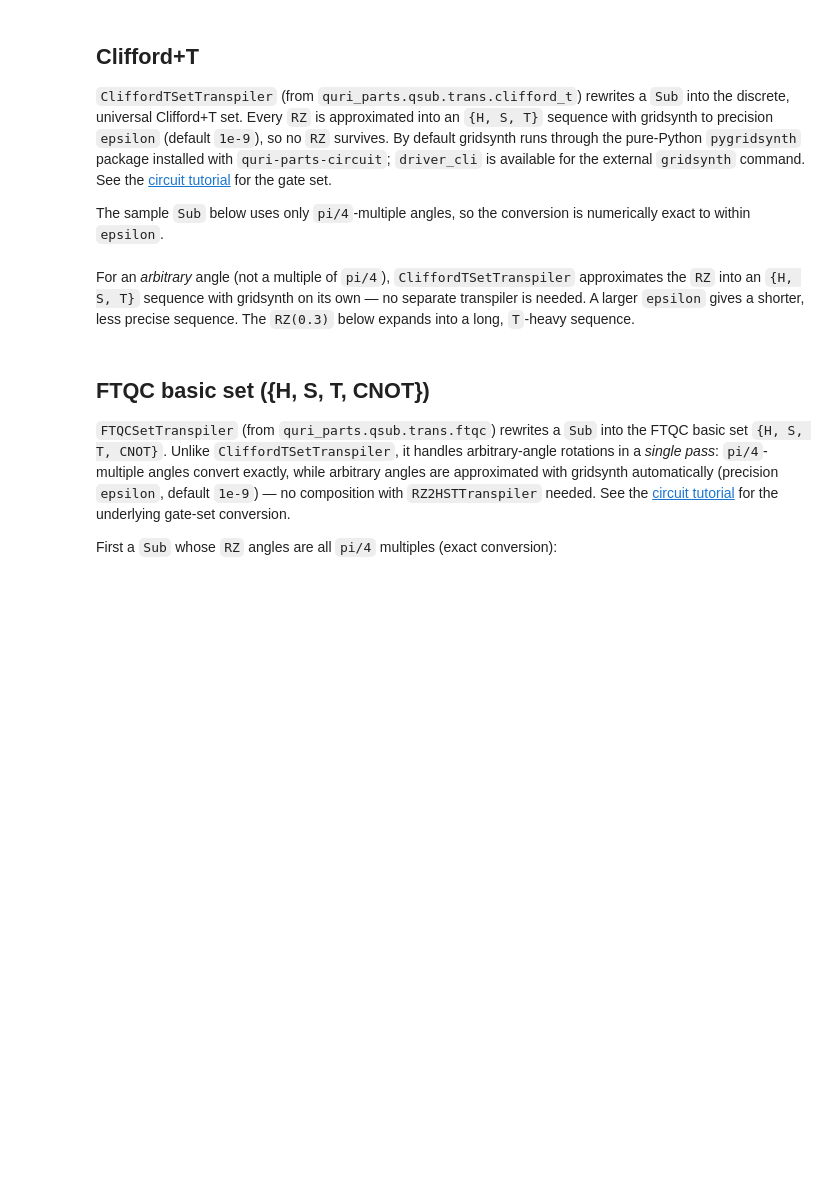
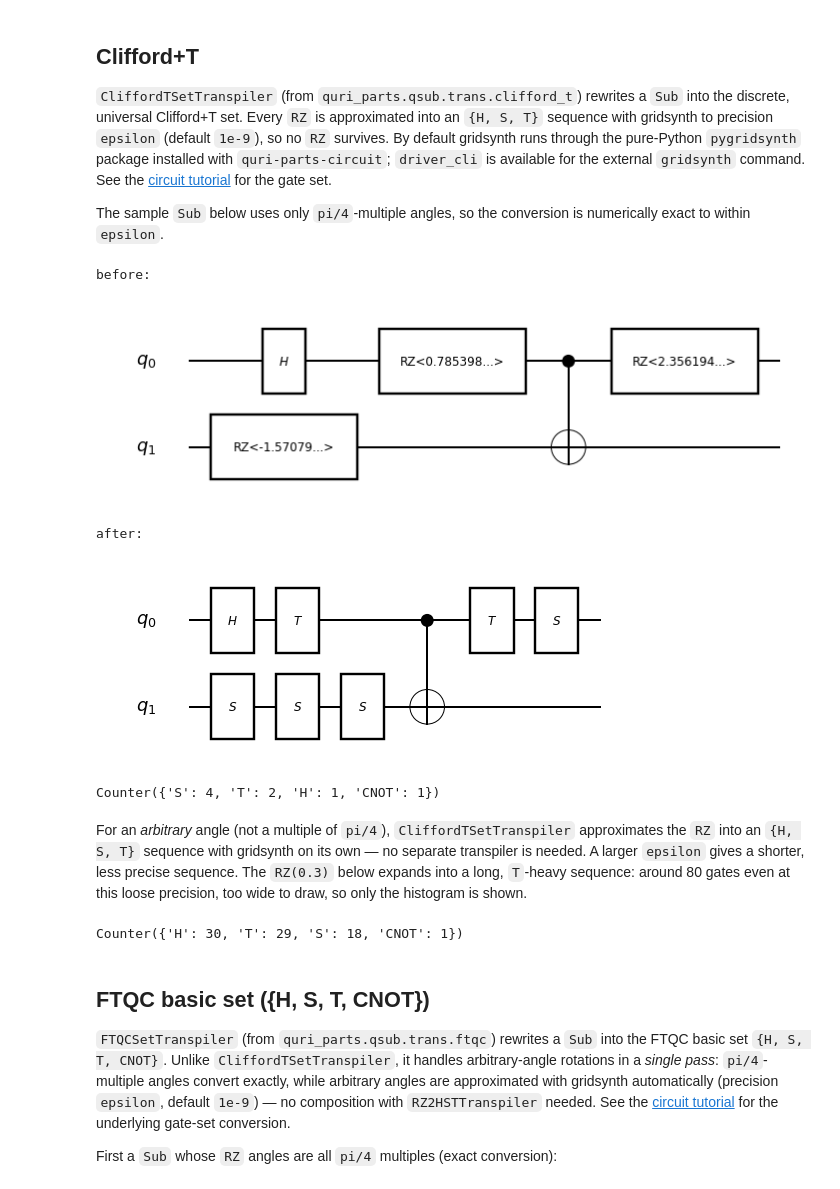
Before and after one commit to QunaSys/quri-sdk, a Jupyter notebook: docs/source/docs/tutorials/quri-parts/transpiler.ipynb, the cells around one changed output. Cells and saved outputs as stored; diff of their text form; code cells hidden in the pictures; blank space fills up the shorter version.

```diff
--- a/docs/source/docs/tutorials/quri-parts/transpiler.ipynb
+++ b/docs/source/docs/tutorials/quri-parts/transpiler.ipynb
@@ -76,21 +100,29 @@ The sample `Sub` below uses only `pi/4`-multiple angles, so the conversion is nu
 # %%
 from math import pi
 from quri_parts.qsub.trans.clifford_t import CliffordTSetTranspiler
 from quri_parts.qsub.primitive import CliffordT
 
 b = SubBuilder(2)
 q0, q1 = b.qubits
 b.add_op(H, (q0,))
 b.add_op(RZ(pi / 4), (q0,))
 b.add_op(RZ(-pi / 2), (q1,))
 b.add_op(CNOT, (q0, q1))
 b.add_op(RZ(3 * pi / 4), (q0,))
 sub = b.build()
 
 transpiled = CliffordTSetTranspiler()(sub)
-print(gate_histogram(transpiled, CliffordT))
+compiled = compile_sub(transpiled, CliffordT)
+draw_before_after(sub, compiled)
+print(gate_histogram(compiled))
+# %% [output]
+before:
+[figure, added]
+after:
+[figure, added]
+Counter({'S': 4, 'T': 2, 'H': 1, 'CNOT': 1})
 # %% [markdown]
-For an *arbitrary* angle (not a multiple of `pi/4`), `CliffordTSetTranspiler` approximates the `RZ` into an `{H, S, T}` sequence with gridsynth on its own — no separate transpiler is needed. A larger `epsilon` gives a shorter, less precise sequence. The `RZ(0.3)` below expands into a long, `T`-heavy sequence.
+For an *arbitrary* angle (not a multiple of `pi/4`), `CliffordTSetTranspiler` approximates the `RZ` into an `{H, S, T}` sequence with gridsynth on its own — no separate transpiler is needed. A larger `epsilon` gives a shorter, less precise sequence. The `RZ(0.3)` below expands into a long, `T`-heavy sequence: around 80 gates even at this loose precision, too wide to draw, so only the histogram is shown.
 # %%
 b = SubBuilder(2)
 q0, q1 = b.qubits
@@ -101,7 +133,9 @@ arb_sub = b.build()
 
 # a larger epsilon keeps the gridsynth approximation short enough to inspect
 transpiled = CliffordTSetTranspiler(epsilon=1e-3)(arb_sub)
-print(gate_histogram(transpiled, CliffordT))
+print(gate_histogram(compile_sub(transpiled, CliffordT)))
+# %% [output]
+Counter({'H': 30, 'T': 29, 'S': 18, 'CNOT': 1})
 # %% [markdown]
 ## FTQC basic set ({H, S, T, CNOT})
 
```
Also changed, not shown: parts of 8 cells of this notebook.
